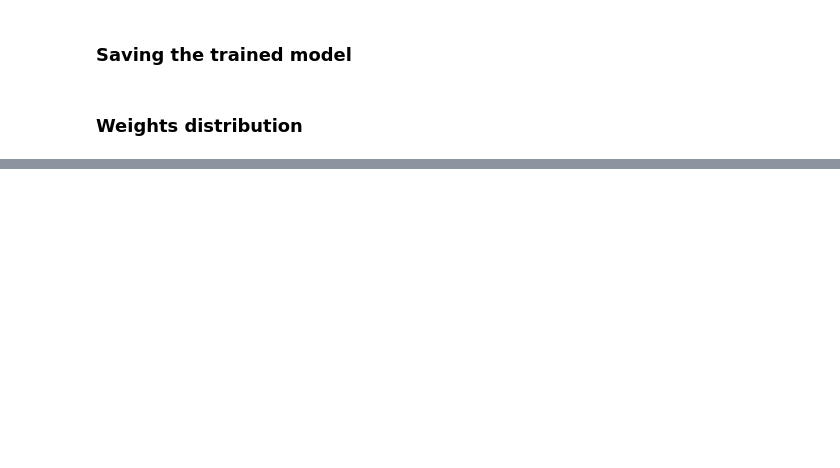
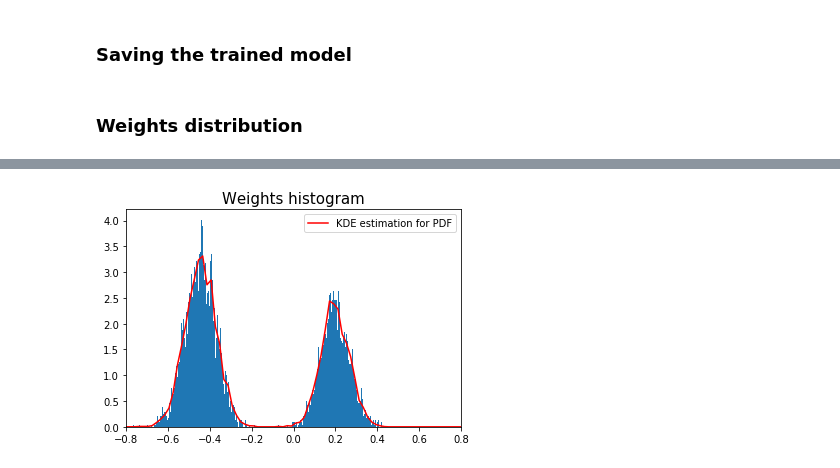
Before and after one commit to rodsveiga/rbm_flows_ising, a Jupyter notebook: RBM_L010_train_dataset_L_low.ipynb, the cells around one changed output, grey strips where cells are left out. Cells and saved outputs as stored; diff of their text form; code cells hidden in the pictures; blank space fills up the shorter version.

```diff
--- a/RBM_L010_train_dataset_L_low.ipynb
+++ b/RBM_L010_train_dataset_L_low.ipynb
@@ -195,0 +184,22 @@ plt.show()
+# %%
+W_ = W.cpu().numpy().reshape((W.shape[0]*W.shape[1]))
+
+# Plot normalized histogram
+#plt.hist(W_, bins= 500, density= True)
+
+def my_kde_bandwidth(obj, fac=1./5):
+    """We use Scott's Rule, multiplied by a constant factor."""
+    return np.power(obj.n, -1./(obj.d+4)) * fac
+
+kde0 = stats.gaussian_kde(W_ , bw_method= partial(my_kde_bandwidth, fac=0.1))
+
+
+x_eval = np.linspace(-1, 1, num= 100)
+plt.plot(x_eval, kde0(x_eval), 'r-', label= 'KDE estimation for PDF')
+plt.hist(W_, bins= 500, density= True)
+plt.legend()
+plt.title('Weights histogram', fontsize= 15)
+plt.xlim([-0.8, 0.8])
+plt.show()
+# %% [output]
+[figure, added]
```
Also changed, not shown: parts of 6 cells of this notebook, 2 other files.
